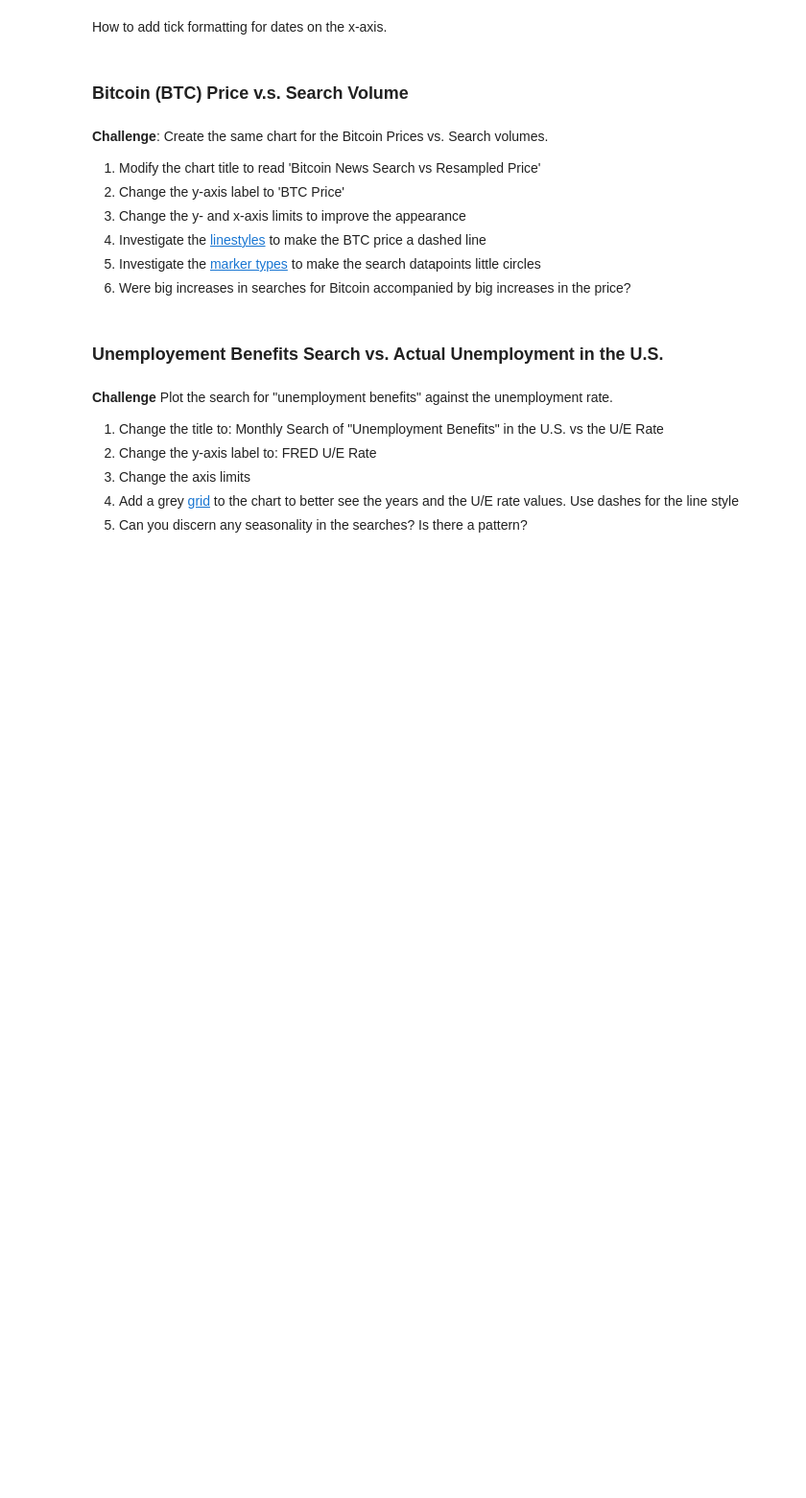
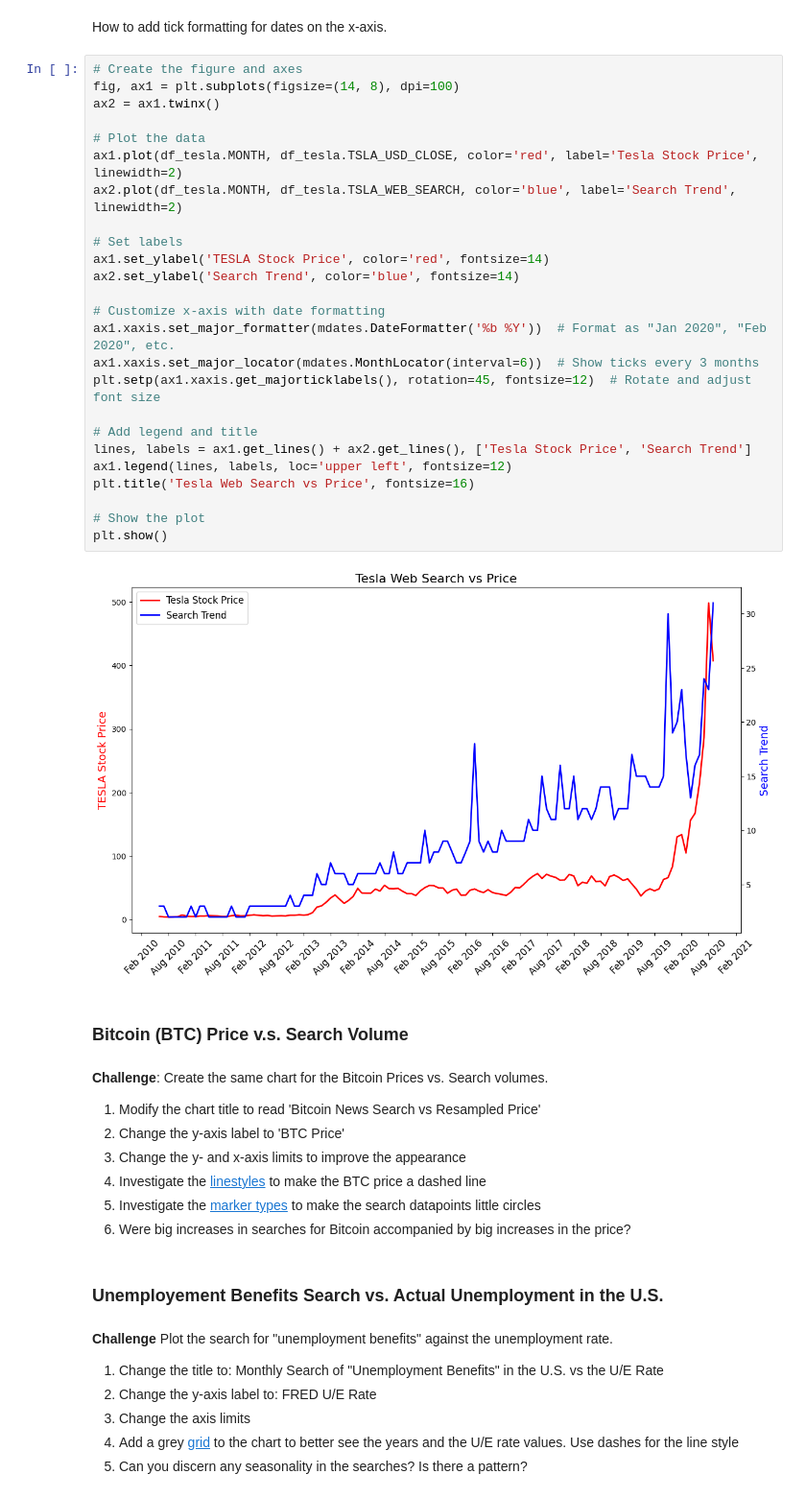
Before and after one commit to SiracencoSerghei/Bootcamp_Python, a Jupyter notebook: day_75/Google Trends and Data Visualisation.ipynb, the cells around one changed output. Shown at 96% size. Drawn from its saved outputs; the diff is of its cells as text; blank space fills up the shorter version.

```diff
--- a/day_75/Google Trends and Data Visualisation.ipynb
+++ b/day_75/Google Trends and Data Visualisation.ipynb
@@ -366,5 +441,32 @@ Hint: you can colour both the [axis labels](https://matplotlib.org/3.3.2/api/tex
 # %% [markdown]
 How to add tick formatting for dates on the x-axis.
+# %%
+# Create the figure and axes
+fig, ax1 = plt.subplots(figsize=(14, 8), dpi=100)
+ax2 = ax1.twinx()
+
+# Plot the data
+ax1.plot(df_tesla.MONTH, df_tesla.TSLA_USD_CLOSE, color='red', label='Tesla Stock Price', linewidth=2)
+ax2.plot(df_tesla.MONTH, df_tesla.TSLA_WEB_SEARCH, color='blue', label='Search Trend', linewidth=2)
+
+# Set labels
+ax1.set_ylabel('TESLA Stock Price', color='red', fontsize=14)
+ax2.set_ylabel('Search Trend', color='blue', fontsize=14)
+
+# Customize x-axis with date formatting
+ax1.xaxis.set_major_formatter(mdates.DateFormatter('%b %Y'))  # Format as "Jan 2020", "Feb 2020", etc.
+ax1.xaxis.set_major_locator(mdates.MonthLocator(interval=6))  # Show ticks every 3 months
+plt.setp(ax1.xaxis.get_majorticklabels(), rotation=45, fontsize=12)  # Rotate and adjust font size
+
+# Add legend and title
+lines, labels = ax1.get_lines() + ax2.get_lines(), ['Tesla Stock Price', 'Search Trend']
+ax1.legend(lines, labels, loc='upper left', fontsize=12)
+plt.title('Tesla Web Search vs Price', fontsize=16)
+
+# Show the plot
+plt.show()
+# %% [output]
+[figure, added]
 # %% [markdown]
 ### Bitcoin (BTC) Price v.s. Search Volume
 # %% [markdown]
```
Also changed, not shown: parts of 4 cells of this notebook.
